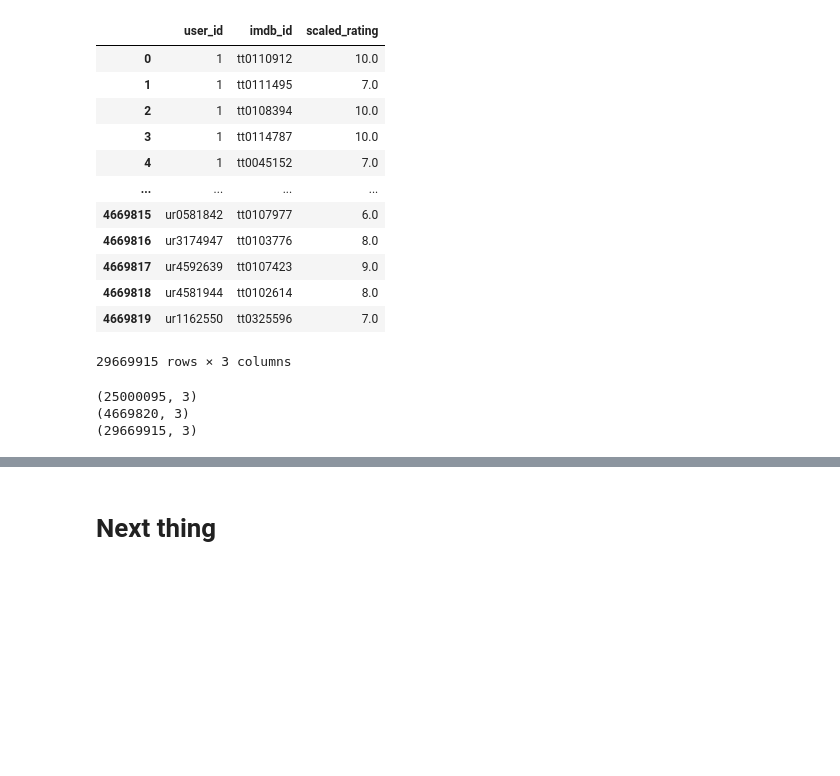
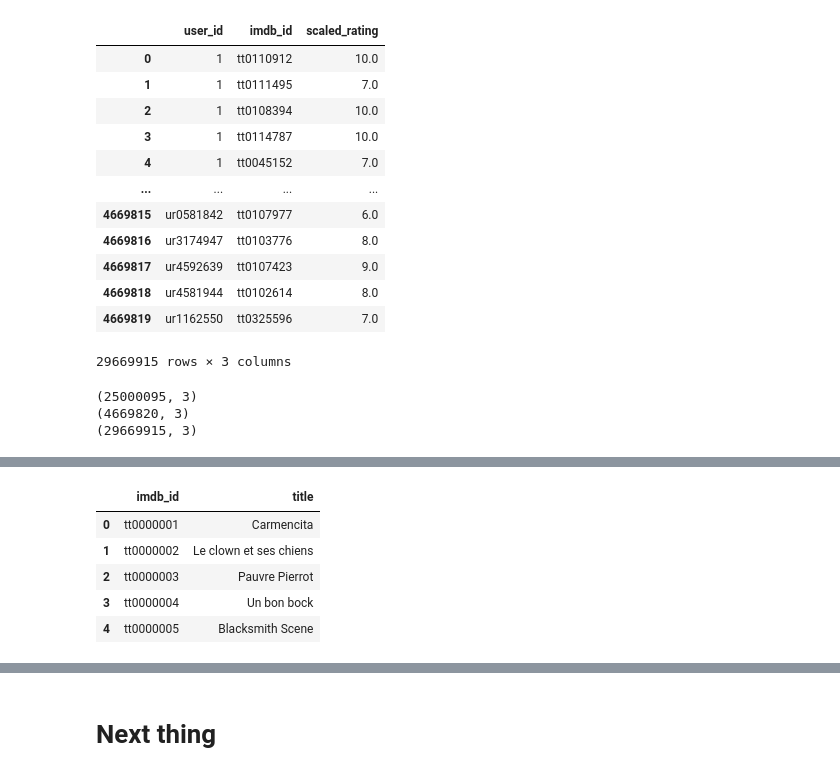
Before and after one commit to jackfrantz/Movie-Recommender-System, a Jupyter notebook: Code_Notebooks/Data_Cleaning.ipynb, the cells around one changed output, grey strips where cells are left out. Saved outputs shown, nothing was run; the diff lists cells and outputs as text; code cells hidden in the pictures; blank space fills up the shorter version.

```diff
--- a/Code_Notebooks/Data_Cleaning.ipynb
+++ b/Code_Notebooks/Data_Cleaning.ipynb
@@ -204,0 +218,10 @@ print(merged_reviews.shape)
+# %%
+imdb_titles = imdb_titles.rename({'titleId': 'imdb_id'}, axis='columns')
+imdb_titles.head()
+# %% [output]
+|  | imdb_id | title |
+| 0 | tt0000001 | Carmencita |
+| 1 | tt0000002 | Le clown et ses chiens |
+| 2 | tt0000003 | Pauvre Pierrot |
+| 3 | tt0000004 | Un bon bock |
+| 4 | tt0000005 | Blacksmith Scene |
```
Also changed, not shown: parts of 7 cells of this notebook.
